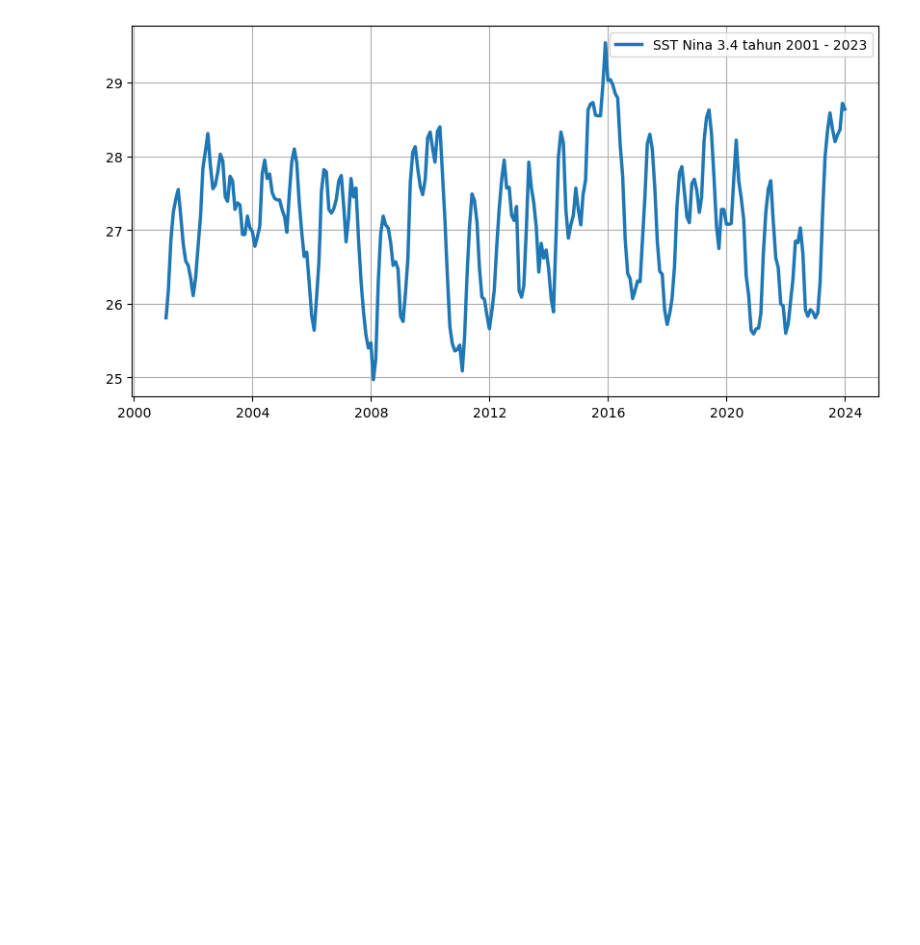
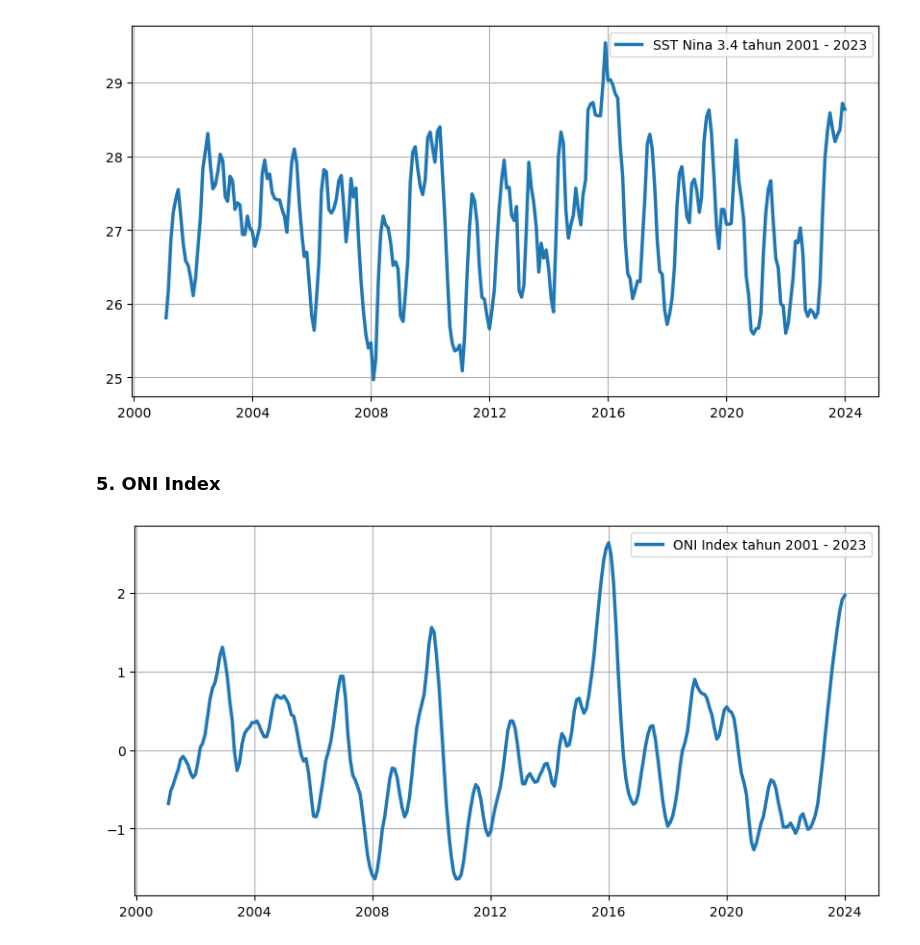
Before and after one commit to kusin/2024_BOPTN_Hopsot, a Jupyter notebook: source-code/akusisi_data.ipynb, the cells around one changed output. Drawn from its saved outputs; the diff is of its cells as text; code cells hidden in the pictures; blank space fills up the shorter version.

```diff
--- a/source-code/akusisi_data.ipynb
+++ b/source-code/akusisi_data.ipynb
@@ -209,3 +209,11 @@ plot_time_series(sst["date"], sst["anomali"], "SST Nina 3.4 tahun 2001 - 2023",
 plot_time_series(sst["date"], sst["standard"], "SST Nina 3.4 tahun 2001 - 2023", "")
 # %% [output]
 [figure]
+# %% [markdown]
+### 5. ONI Index
+# %%
+oni = pd.read_excel("dataset/dataset_enso.xlsx", sheet_name="ONI Results")
+# %%
+plot_time_series(oni["date"], oni["anomali"], "ONI Index tahun 2001 - 2023", "")
+# %% [output]
+[figure, added]
```
Also changed, not shown: parts of 1 cell of this notebook, 3 other files.
